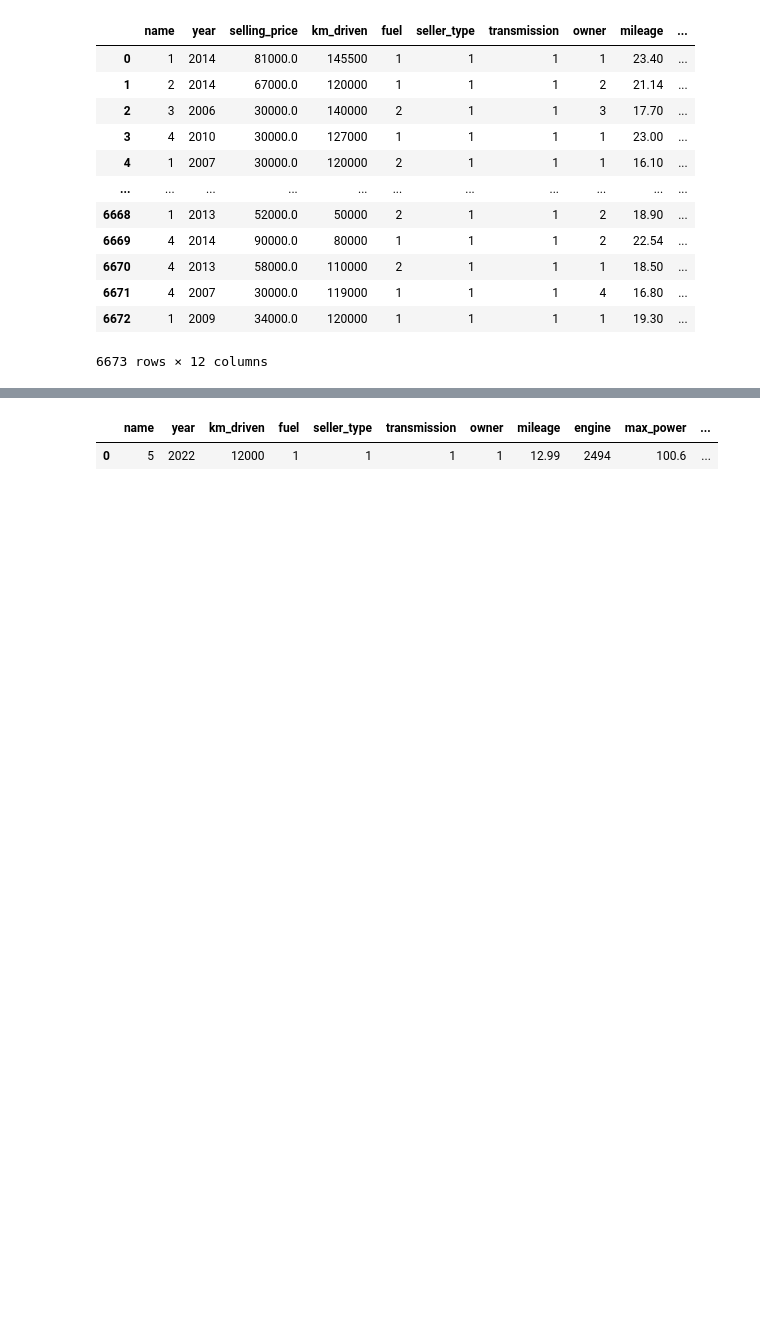
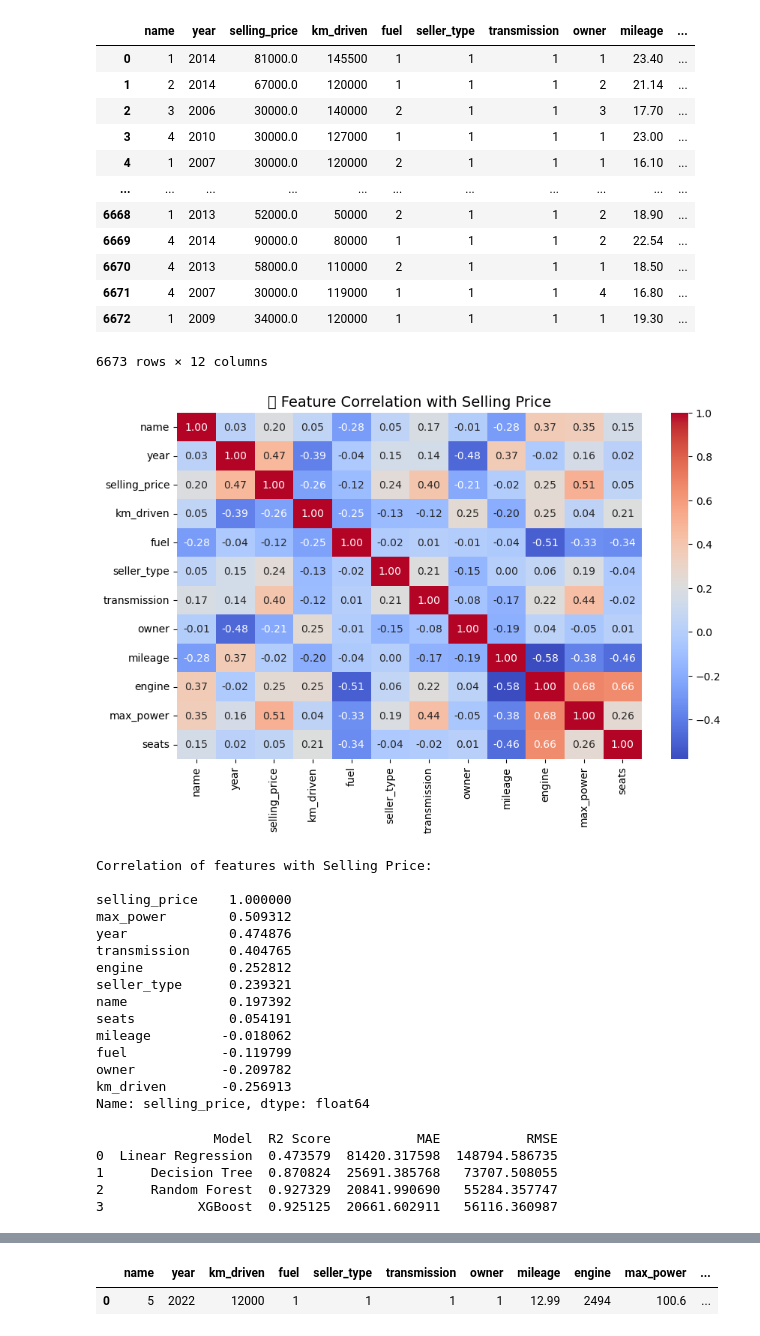
Before and after one commit to JasperrOP/carvium-app, a Jupyter notebook: CAR DATA-Copy1 (2).ipynb, the cells around one changed output, grey strips where cells are left out. Saved outputs shown, nothing was run; the diff lists cells and outputs as text; code cells hidden in the pictures; blank space fills up the shorter version.

```diff
--- a/CAR DATA-Copy1 (2).ipynb
+++ b/CAR DATA-Copy1 (2).ipynb
@@ -316,6 +316,39 @@ car_data
 # %%
 input_data=car_data.drop(columns=['selling_price'])
 output_data=car_data['selling_price']
+# %%
+import matplotlib.pyplot as plt
+import seaborn as sns
+
+
+plt.figure(figsize=(10,6))
+corr = car_data.corr()
+
+sns.heatmap(corr, annot=True, cmap='coolwarm', fmt=".2f")
+plt.title("📊 Feature Correlation with Selling Price", fontsize=14)
+plt.show()
+
+
+corr_target = corr["selling_price"].sort_values(ascending=False)
+print("Correlation of features with Selling Price:\n")
+print(corr_target)
+# %% [output]
+[figure, added]
+Correlation of features with Selling Price:
+
+selling_price    1.000000
+max_power        0.509312
+year             0.474876
+transmission     0.404765
+engine           0.252812
+seller_type      0.239321
+name             0.197392
+seats            0.054191
+mileage         -0.018062
+fuel            -0.119799
+owner           -0.209782
+km_driven       -0.256913
+Name: selling_price, dtype: float64
 # %%
 x_train,x_test,y_train,y_test=train_test_split(input_data,output_data,test_size=0.2)
 # %%
@@ -322,0 +368,30 @@ x_train,x_test,y_train,y_test=train_test_split(input_data,output_data,test_size=
+# %%
+from sklearn.metrics import r2_score, mean_absolute_error, mean_squared_error
+import numpy as np
+import pandas as pd
+
+results = []
+
+for name, model in models.items():
+    model.fit(x_train, y_train)
+    y_pred = model.predict(x_test)
+
+    r2 = r2_score(y_test, y_pred)
+    mae = mean_absolute_error(y_test, y_pred)
+    rmse = np.sqrt(mean_squared_error(y_test, y_pred))
+
+    results.append({
+        "Model": name,
+        "R2 Score": r2,
+        "MAE": mae,
+        "RMSE": rmse
+    })
+
+results_df = pd.DataFrame(results)
+print(results_df)
+# %% [output]
+               Model  R2 Score           MAE           RMSE
+0  Linear Regression  0.473579  81420.317598  148794.586735
+1      Decision Tree  0.870824  25691.385768   73707.508055
+2      Random Forest  0.927329  20841.990690   55284.357747
+3            XGBoost  0.925125  20661.602911   56116.360987
```
Also changed, not shown: parts of 7 cells of this notebook, 2 other files.
